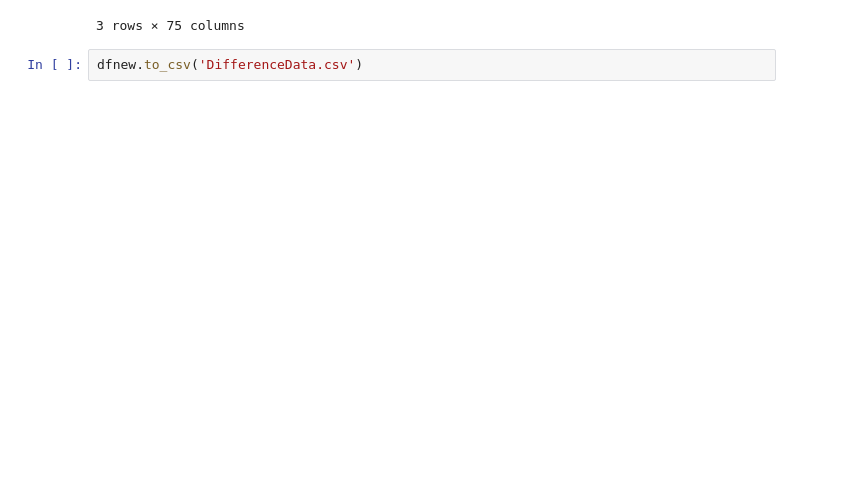
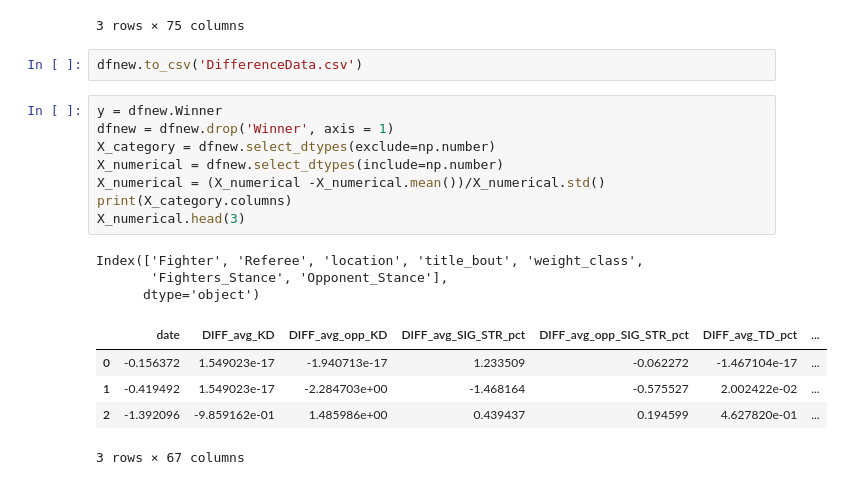
Before and after one commit to rhit-walkowae/ufcPredictionProject, a Jupyter notebook: DecisionTreeNewData.ipynb, the cells around one changed output. Cells and saved outputs as stored; diff of their text form; blank space fills up the shorter version.

```diff
--- a/DecisionTreeNewData.ipynb
+++ b/DecisionTreeNewData.ipynb
@@ -172,3 +172,20 @@ dfnew.head(3)
 3 rows × 75 columns
 # %%
 dfnew.to_csv('DifferenceData.csv')
+# %%
+y = dfnew.Winner
+dfnew = dfnew.drop('Winner', axis = 1)
+X_category = dfnew.select_dtypes(exclude=np.number)
+X_numerical = dfnew.select_dtypes(include=np.number)
+X_numerical = (X_numerical -X_numerical.mean())/X_numerical.std()
+print(X_category.columns)
+X_numerical.head(3)
+# %% [output]
+Index(['Fighter', 'Referee', 'location', 'title_bout', 'weight_class',
+       'Fighters_Stance', 'Opponent_Stance'],
+      dtype='object')
+|  | date | DIFF_avg_KD | DIFF_avg_opp_KD | DIFF_avg_SIG_STR_pct | DIFF_avg_opp_SIG_STR_pct | DIFF_avg_TD_pct | ... |
+| 0 | -0.156372 | 1.549023e-17 | -1.940713e-17 | 1.233509 | -0.062272 | -1.467104e-17 | ... |
+| 1 | -0.419492 | 1.549023e-17 | -2.284703e+00 | -1.468164 | -0.575527 | 2.002422e-02 | ... |
+| 2 | -1.392096 | -9.859162e-01 | 1.485986e+00 | 0.439437 | 0.194599 | 4.627820e-01 | ... |
+3 rows × 67 columns
```
Also changed, not shown: parts of 1 cell of this notebook, 1 other file.
